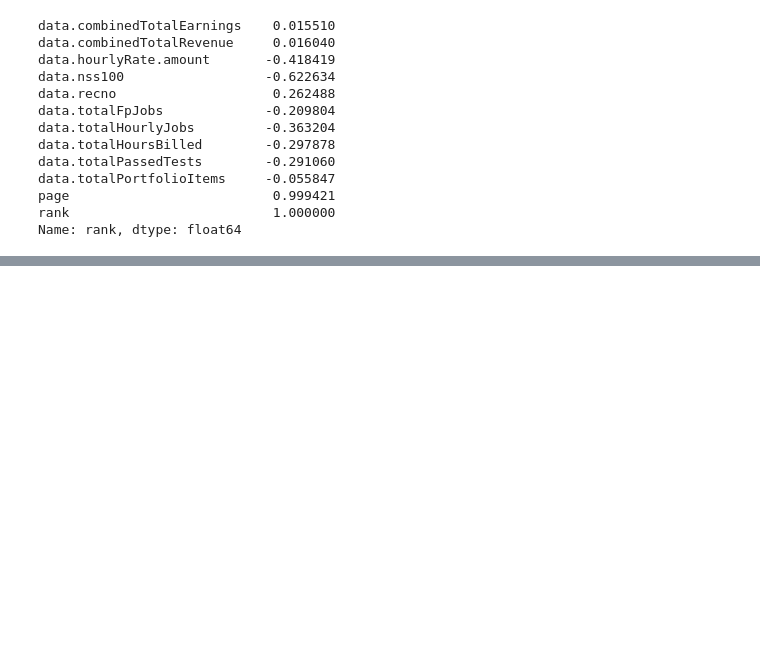
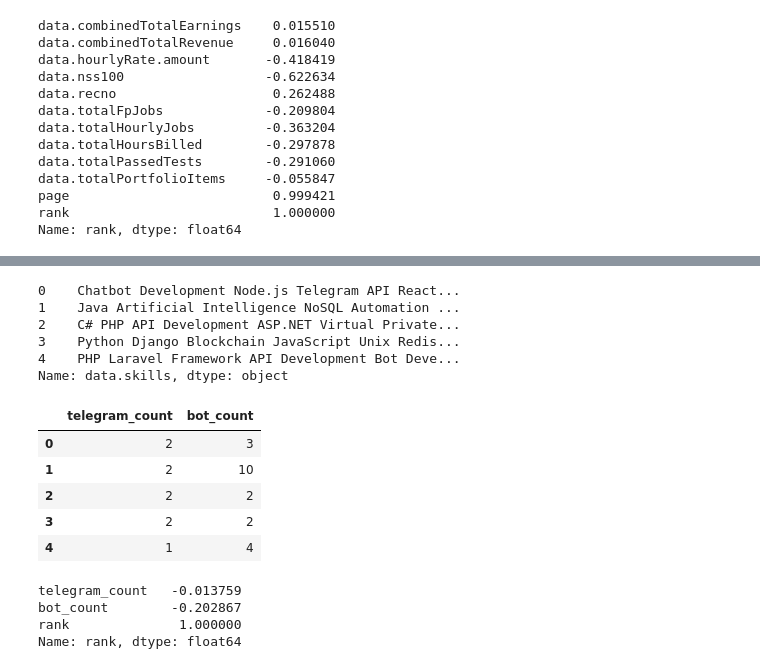
Before and after one commit to s-alexander-s/upwork-scraping, a Jupyter notebook: full_data_parser.ipynb, the cells around one changed output, grey strips where cells are left out. Drawn from its saved outputs; the diff is of its cells as text; code cells hidden in the pictures; blank space fills up the shorter version.

Commit message:
Add analysis of keywords ("telegram" and "bot")

```diff
--- a/full_data_parser.ipynb
+++ b/full_data_parser.ipynb
@@ -121,0 +118,32 @@ for column, corr in rank_corr.iteritems():
+# %%
+df['data.skills'] = df['data.skills'].apply(lambda skills: ' '.join([s['skill']['prettyName'].strip() for s in skills]))
+# %%
+df['data.skills'].head()
+# %% [output]
+0    Chatbot Development Node.js Telegram API React...
+1    Java Artificial Intelligence NoSQL Automation ...
+2    C# PHP API Development ASP.NET Virtual Private...
+3    Python Django Blockchain JavaScript Unix Redis...
+4    PHP Laravel Framework API Development Bot Deve...
+Name: data.skills, dtype: object
+# %%
+def count_word(row, word):
+    return ' '.join([row['data.description'], row['data.skills'], row['data.title']]).lower().count(word)
+
+df['telegram_count'] = df.apply(partial(count_word, word='telegram'), axis=1)
+df['bot_count'] = df.apply(partial(count_word, word='bot'), axis=1)
+df[['telegram_count', 'bot_count']].head()
+# %% [output]
+|  | telegram_count | bot_count |
+| 0 | 2 | 3 |
+| 1 | 2 | 10 |
+| 2 | 2 | 2 |
+| 3 | 2 | 2 |
+| 4 | 1 | 4 |
+# %%
+df[['telegram_count', 'bot_count', 'rank']].corr()['rank']
+# %% [output]
+telegram_count   -0.013759
+bot_count        -0.202867
+rank              1.000000
+Name: rank, dtype: float64
```
Also changed, not shown: parts of 5 cells of this notebook.
